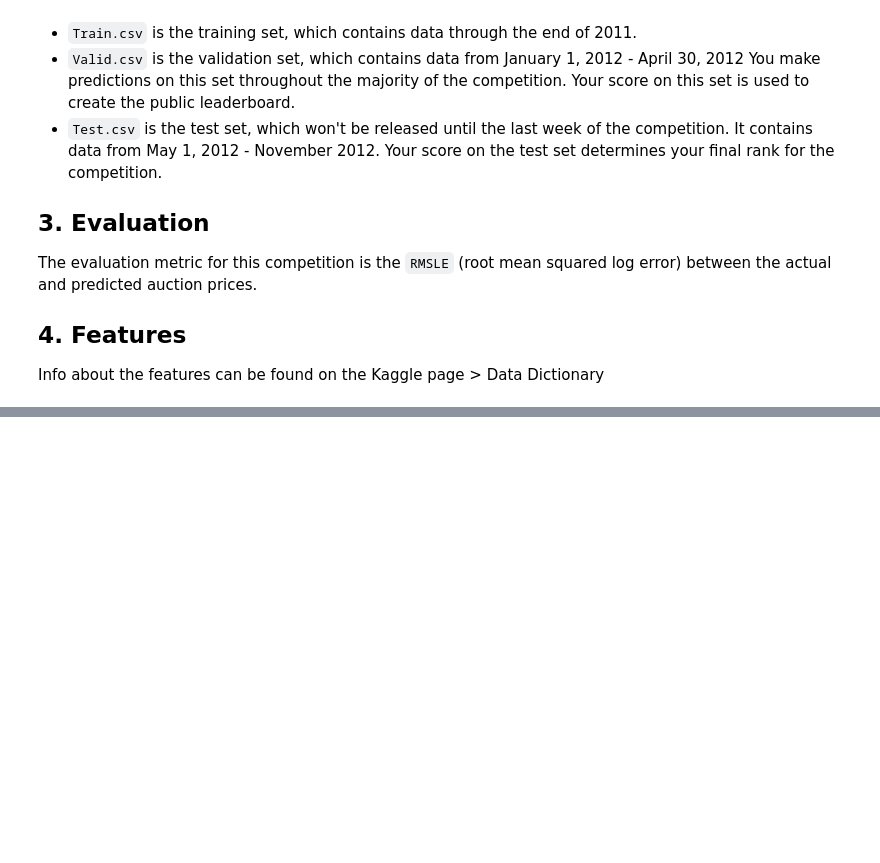
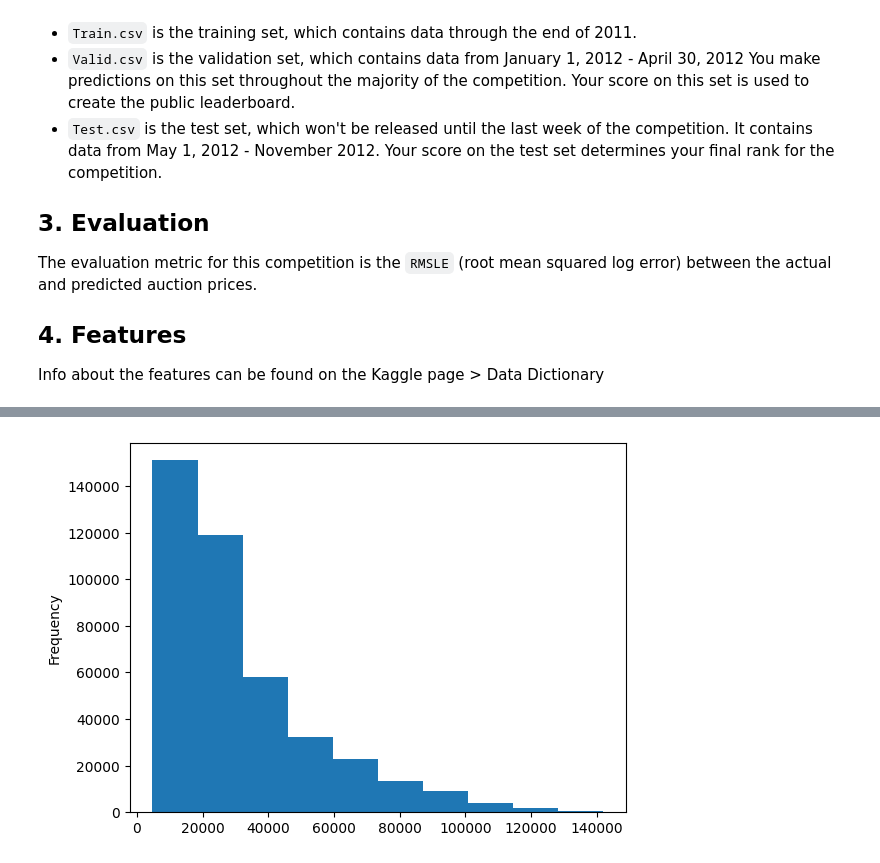
Before and after one commit to CTR-tech/bulldozers-time-series, a Jupyter notebook: bulldozer_price_prediction.ipynb, the cells around one changed output, grey strips where cells are left out. Drawn from its saved outputs; the diff is of its cells as text; code cells hidden in the pictures; blank space fills up the shorter version.

```diff
--- a/bulldozer_price_prediction.ipynb
+++ b/bulldozer_price_prediction.ipynb
@@ -32,0 +111,4 @@ warnings.filterwarnings("ignore")
+# %%
+df['SalePrice'].plot.hist();
+# %% [output]
+[figure, added]
```
Also changed, not shown: parts of 20 cells of this notebook.
